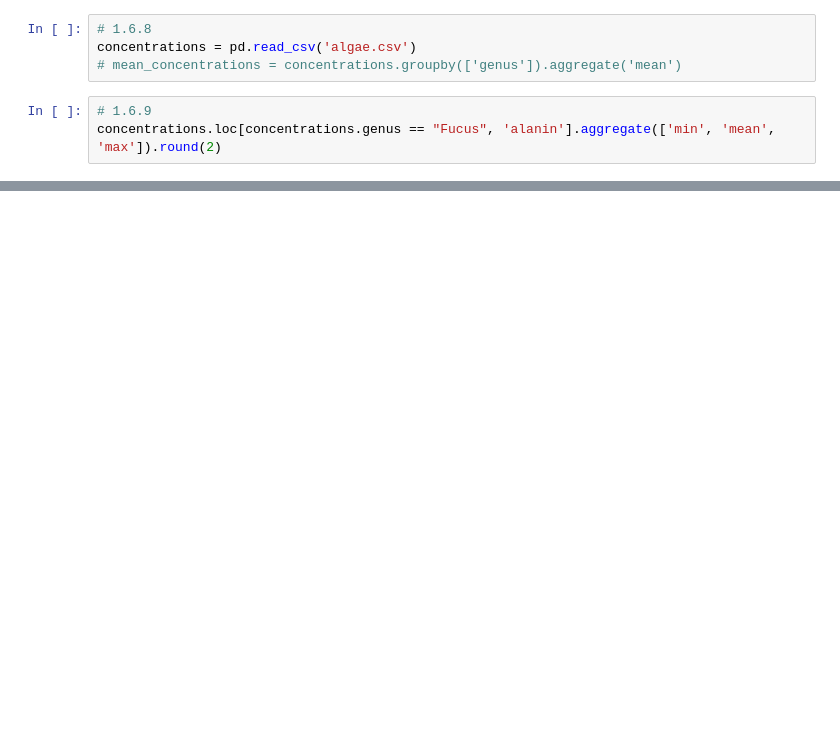
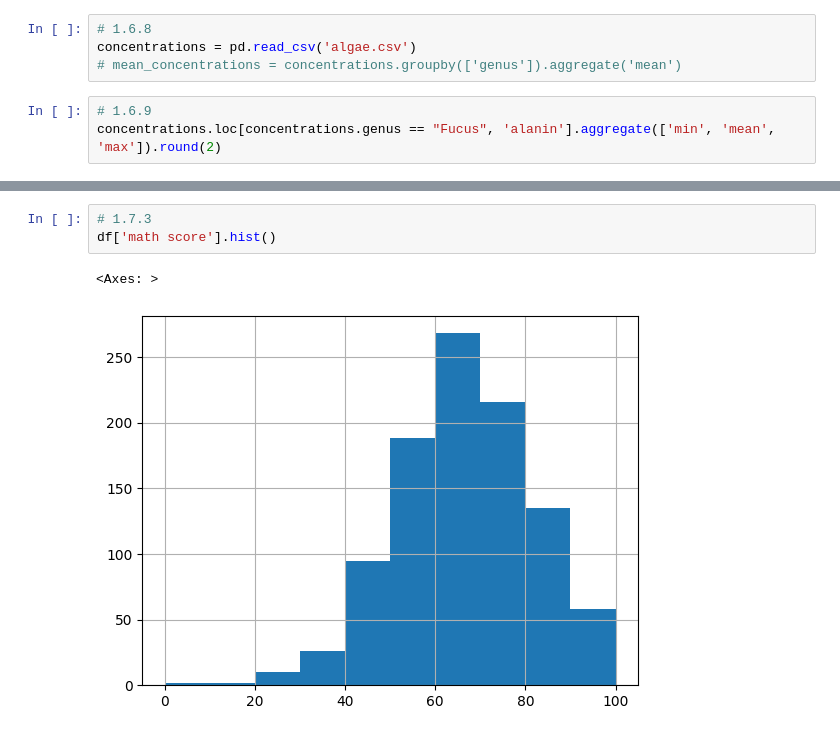
Before and after one commit to SArsenii/ALearningRecord, a Jupyter notebook: IDS/Week 1/1.ipynb, the cells around one changed output, grey strips where cells are left out. Cells and saved outputs as stored; diff of their text form; blank space fills up the shorter version.

```diff
--- a/IDS/Week 1/1.ipynb
+++ b/IDS/Week 1/1.ipynb
@@ -64,0 +55,6 @@ dtype: float64
+# %%
+# 1.7.3
+df['math score'].hist()
+# %% [output]
+<Axes: >
+[figure, added]
```
Also changed, not shown: parts of 20 cells of this notebook, 6 other files.
